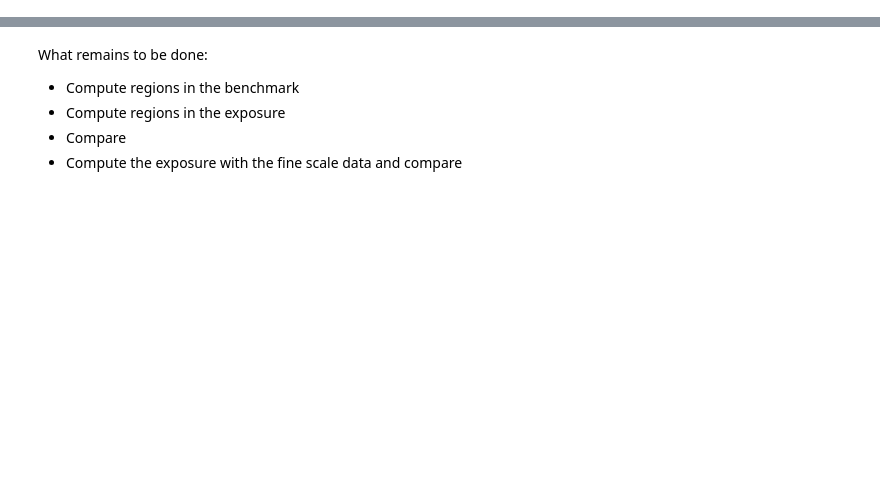
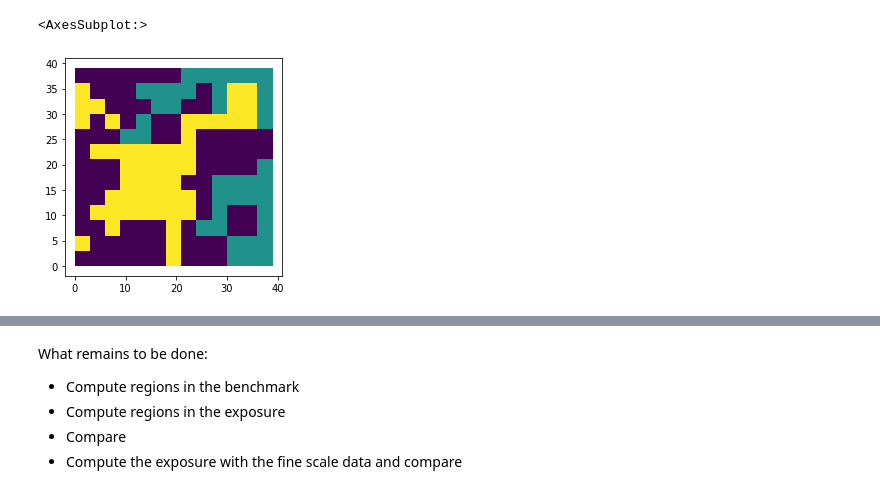
Before and after one commit to spierenbu/res_seg_NTH, a Jupyter notebook: testing_for_MAUP.ipynb, the cells around one changed output, grey strips where cells are left out. Cells and saved outputs as stored; diff of their text form; code cells hidden in the pictures; blank space fills up the shorter version.

```diff
--- a/testing_for_MAUP.ipynb
+++ b/testing_for_MAUP.ipynb
@@ -195,3 +255,8 @@ result_comp = result_1.sjoin(grid_2[['res_mix_2','exposure_2','region_res_mix_2'
+# %%
+region_res_mix_1.plot('seg')
+# %% [output]
+<AxesSubplot:>
+[figure, added]
 # %%
 region_res_mix_1 = result_1.dissolve(by = 'region_res_mix_1')
 region_exposure_1 = result_1.dissolve(by = 'region_exposure_1')
```
Also changed, not shown: parts of 16 cells of this notebook.
